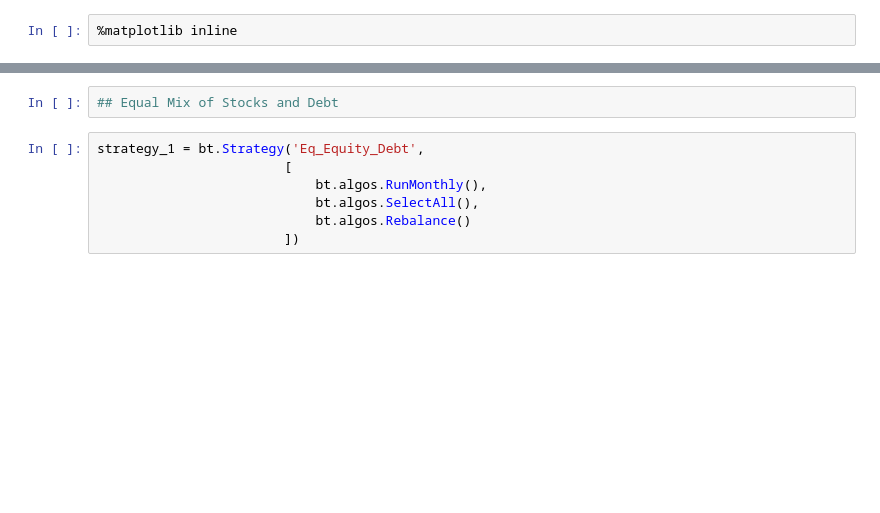
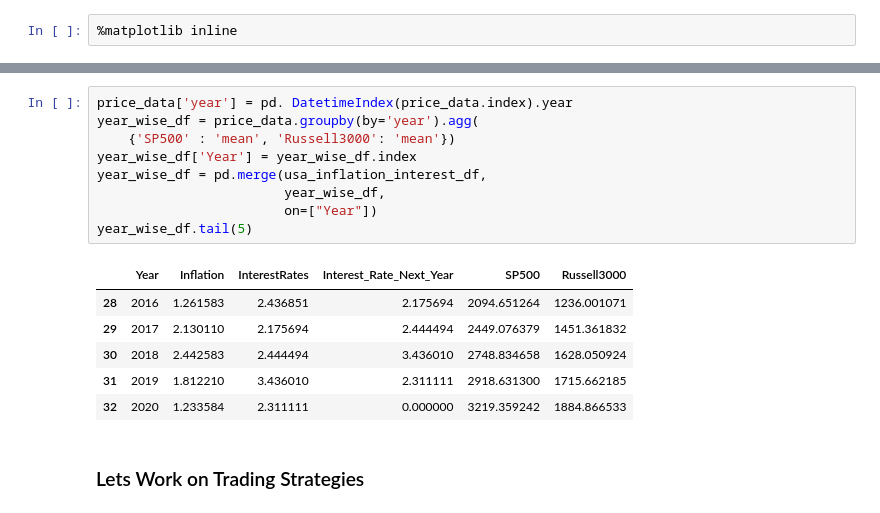
Before and after one commit to kartskri/FinancialTrading, a Jupyter notebook: project/investment_strategy_inflationary_analysis.ipynb, the cells around one changed output, grey strips where cells are left out. Drawn from its saved outputs; the diff is of its cells as text; blank space fills up the shorter version.

```diff
--- a/project/investment_strategy_inflationary_analysis.ipynb
+++ b/project/investment_strategy_inflationary_analysis.ipynb
@@ -43,9 +172,18 @@ ConnectionError: HTTPSConnectionPool(host='finance.yahoo.com', port=443): Max re
 # %%
-## Equal Mix of Stocks and Debt
+price_data['year'] = pd. DatetimeIndex(price_data.index).year
+year_wise_df = price_data.groupby(by='year').agg(
+    {'SP500' : 'mean', 'Russell3000': 'mean'})
+year_wise_df['Year'] = year_wise_df.index
+year_wise_df = pd.merge(usa_inflation_interest_df,
+                        year_wise_df,
+                        on=["Year"])
+year_wise_df.tail(5)
+# %% [output]
+|  | Year | Inflation | InterestRates | Interest_Rate_Next_Year | SP500 | Russell3000 |
+| 28 | 2016 | 1.261583 | 2.436851 | 2.175694 | 2094.651264 | 1236.001071 |
+| 29 | 2017 | 2.130110 | 2.175694 | 2.444494 | 2449.076379 | 1451.361832 |
+| 30 | 2018 | 2.442583 | 2.444494 | 3.436010 | 2748.834658 | 1628.050924 |
+| 31 | 2019 | 1.812210 | 3.436010 | 2.311111 | 2918.631300 | 1715.662185 |
+| 32 | 2020 | 1.233584 | 2.311111 | 0.000000 | 3219.359242 | 1884.866533 |
-# %%
-strategy_1 = bt.Strategy('Eq_Equity_Debt',
-                        [
-                            bt.algos.RunMonthly(),
-                            bt.algos.SelectAll(),
-                            bt.algos.Rebalance()
-                        ])
+# %% [markdown]
+### Lets Work on Trading Strategies
```
Also changed, not shown: parts of 32 cells of this notebook, 1 other file.
